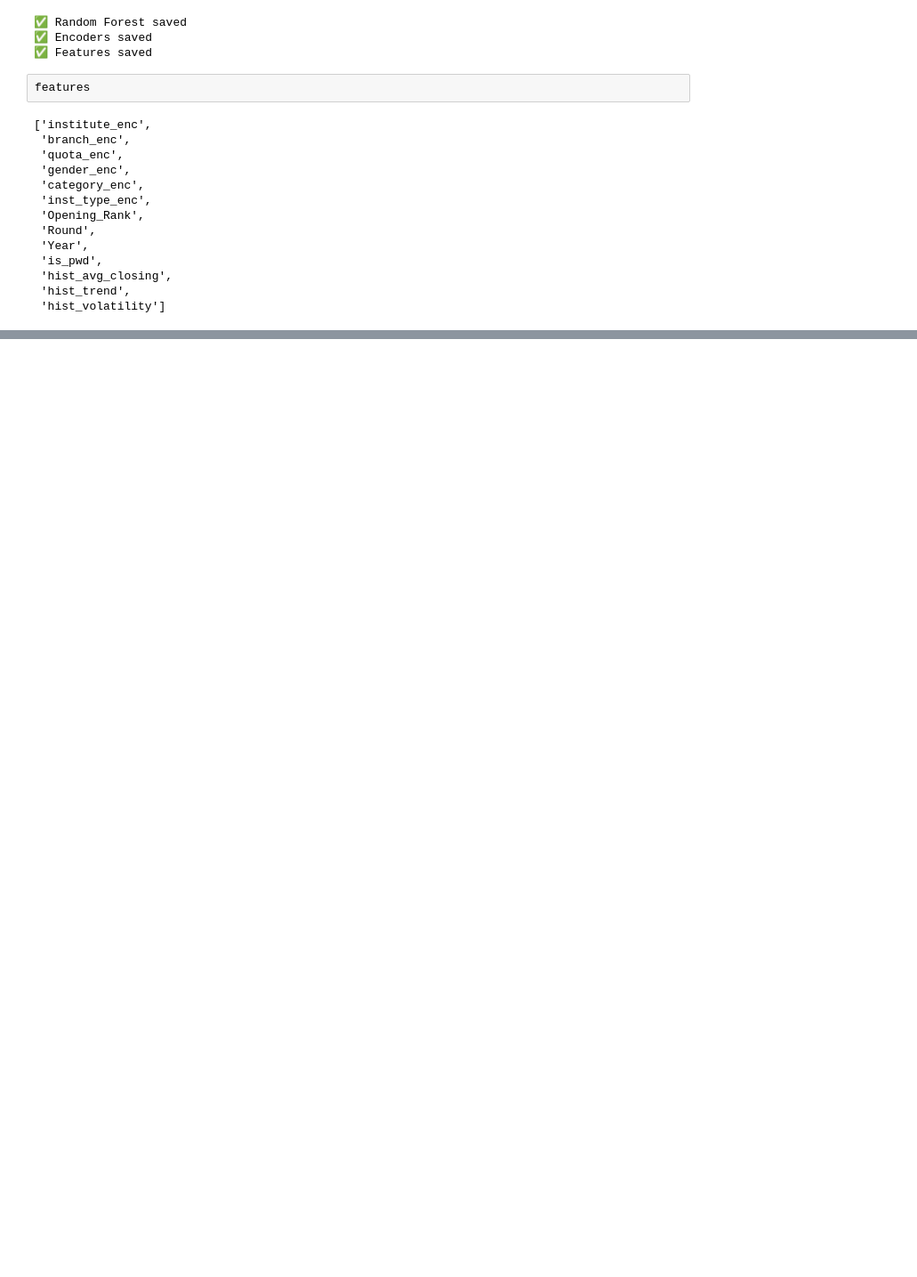
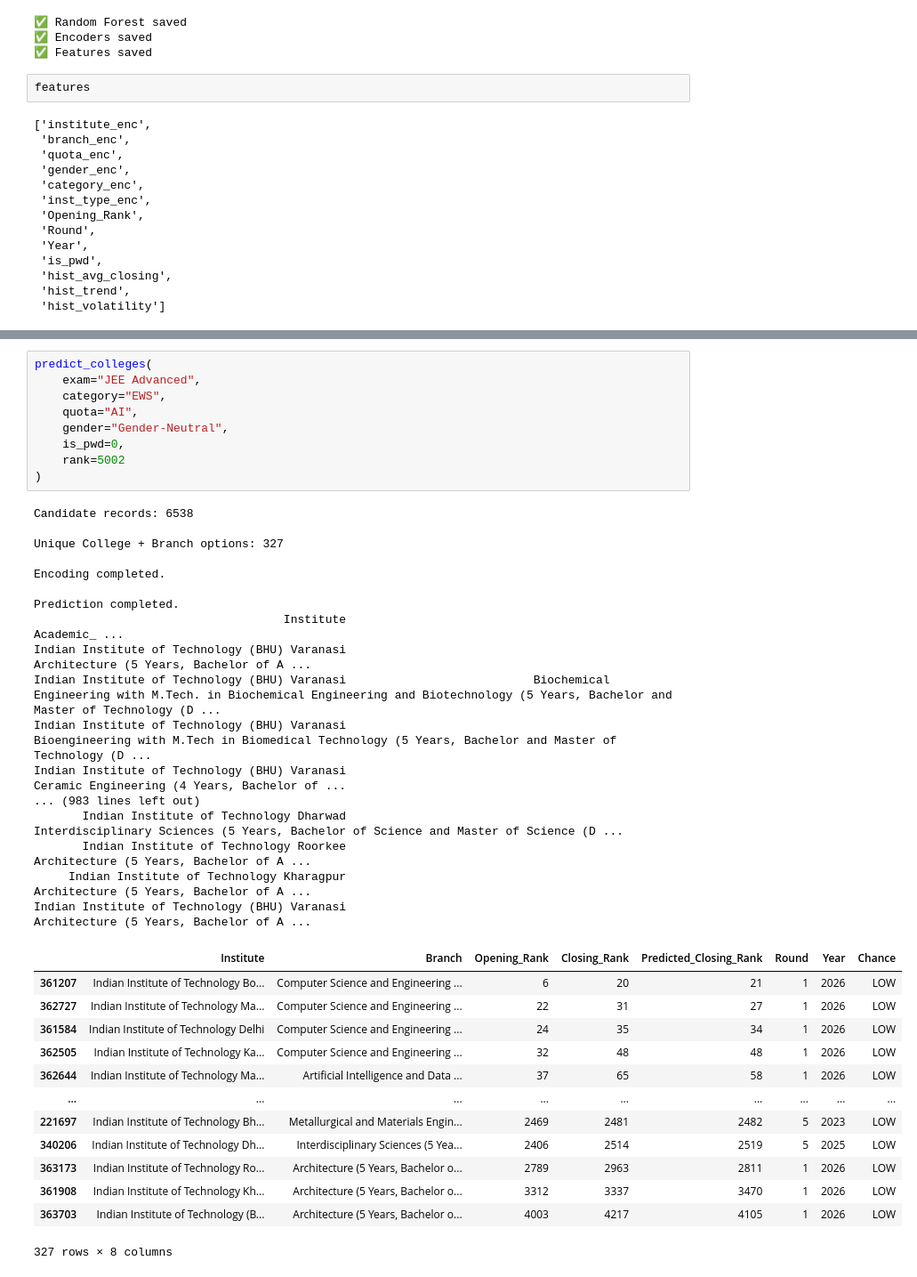
Before and after one commit to ShreshthaPandey/JOSAA-collage-predictor, a Jupyter notebook: clg_predictor.ipynb, the cells around one changed output, grey strips where cells are left out. Shown at 89% size. Drawn from its saved outputs; the diff is of its cells as text; blank space fills up the shorter version.

```diff
--- a/clg_predictor.ipynb
+++ b/clg_predictor.ipynb
@@ -1986,0 +3098,40 @@ features
+# %%
+predict_colleges(
+    exam="JEE Advanced",
+    category="EWS",
+    quota="AI",
+    gender="Gender-Neutral",
+    is_pwd=0,
+    rank=5002
+)
+# %% [output]
+Candidate records: 6538
+
+Unique College + Branch options: 327
+
+Encoding completed.
+
+Prediction completed.
+                                    Institute                                                                                                                                                  Academic_ ...
+Indian Institute of Technology (BHU) Varanasi                                                                                                                       Architecture (5 Years, Bachelor of A ...
+Indian Institute of Technology (BHU) Varanasi                           Biochemical Engineering with M.Tech. in Biochemical Engineering and Biotechnology (5 Years, Bachelor and Master of Technology (D ...
+Indian Institute of Technology (BHU) Varanasi                                                         Bioengineering with M.Tech in Biomedical Technology (5 Years, Bachelor and Master of Technology (D ...
+Indian Institute of Technology (BHU) Varanasi                                                                                                                  Ceramic Engineering (4 Years, Bachelor of ...
+... (983 lines left out)
+       Indian Institute of Technology Dharwad                                                                          Interdisciplinary Sciences (5 Years, Bachelor of Science and Master of Science (D ...
+       Indian Institute of Technology Roorkee                                                                                                                       Architecture (5 Years, Bachelor of A ...
+     Indian Institute of Technology Kharagpur                                                                                                                       Architecture (5 Years, Bachelor of A ...
+Indian Institute of Technology (BHU) Varanasi                                                                                                                       Architecture (5 Years, Bachelor of A ...
+|  | Institute | Branch | Opening_Rank | Closing_Rank | Predicted_Closing_Rank | Round | Year | Chance |
+| 361207 | Indian Institute of Technology Bo... | Computer Science and Engineering ... | 6 | 20 | 21 | 1 | 2026 | LOW |
+| 362727 | Indian Institute of Technology Ma... | Computer Science and Engineering ... | 22 | 31 | 27 | 1 | 2026 | LOW |
+| 361584 | Indian Institute of Technology Delhi | Computer Science and Engineering ... | 24 | 35 | 34 | 1 | 2026 | LOW |
+| 362505 | Indian Institute of Technology Ka... | Computer Science and Engineering ... | 32 | 48 | 48 | 1 | 2026 | LOW |
+| 362644 | Indian Institute of Technology Ma... | Artificial Intelligence and Data ... | 37 | 65 | 58 | 1 | 2026 | LOW |
+| ... | ... | ... | ... | ... | ... | ... | ... | ... |
+| 221697 | Indian Institute of Technology Bh... | Metallurgical and Materials Engin... | 2469 | 2481 | 2482 | 5 | 2023 | LOW |
+| 340206 | Indian Institute of Technology Dh... | Interdisciplinary Sciences (5 Yea... | 2406 | 2514 | 2519 | 5 | 2025 | LOW |
+| 363173 | Indian Institute of Technology Ro... | Architecture (5 Years, Bachelor o... | 2789 | 2963 | 2811 | 1 | 2026 | LOW |
+| 361908 | Indian Institute of Technology Kh... | Architecture (5 Years, Bachelor o... | 3312 | 3337 | 3470 | 1 | 2026 | LOW |
+| 363703 | Indian Institute of Technology (B... | Architecture (5 Years, Bachelor o... | 4003 | 4217 | 4105 | 1 | 2026 | LOW |
+327 rows × 8 columns
```
Also changed, not shown: parts of 42 cells of this notebook.
